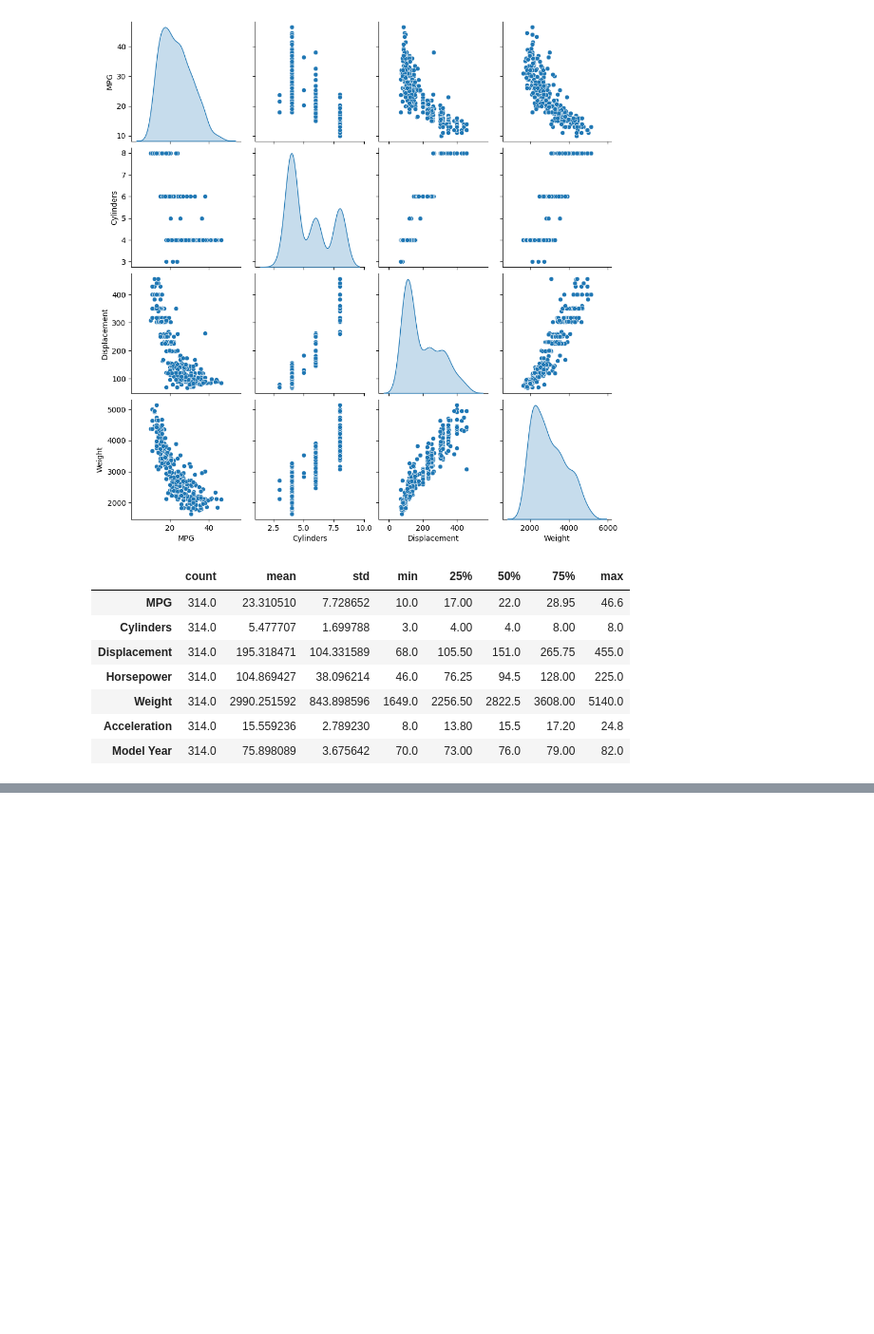
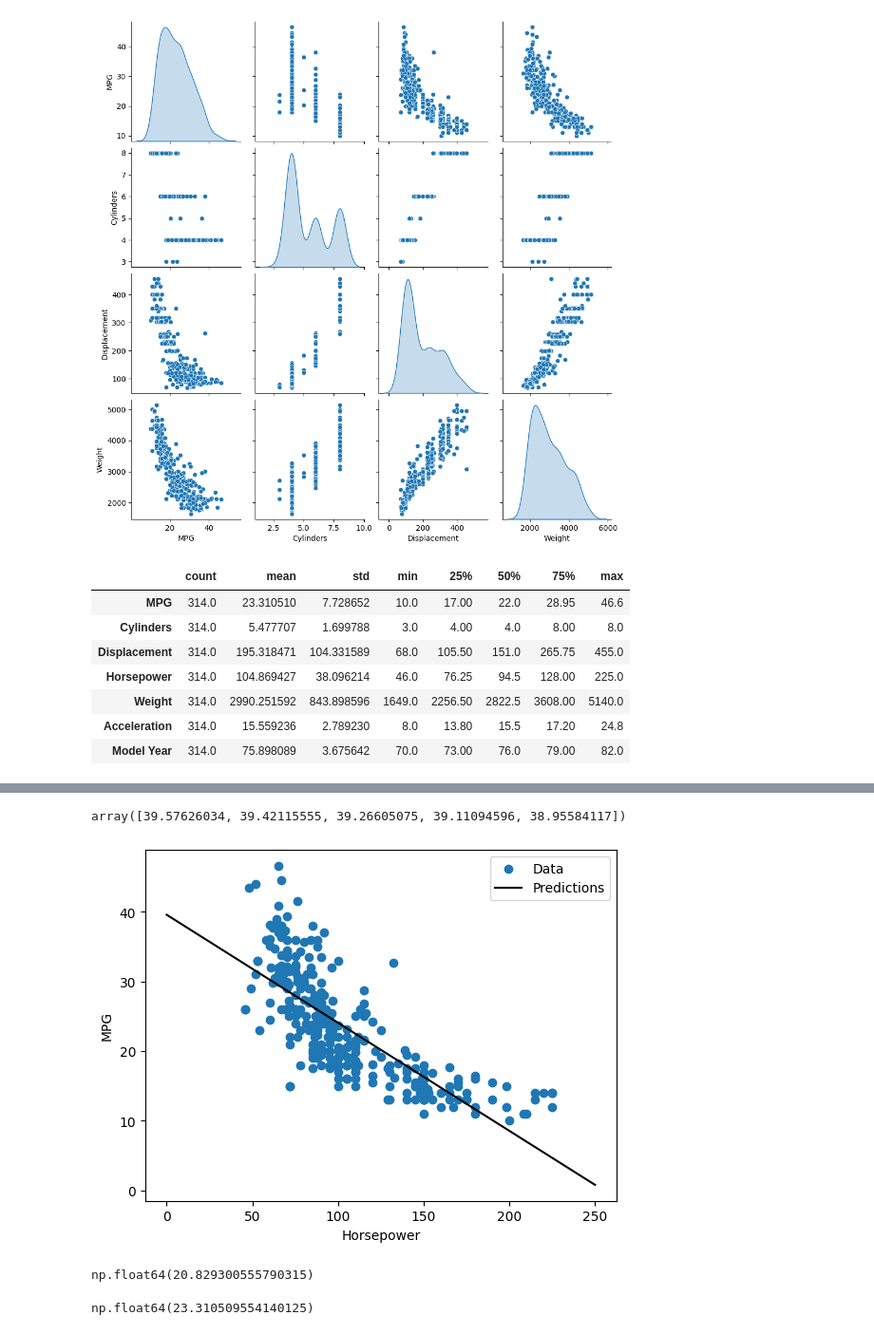
Before and after one commit to 2024-2-analitica-predictiva/2024-2-PRE-06-regresion-basica-Henrricson2, a Jupyter notebook: homework/homework.ipynb, the cells around one changed output, grey strips where cells are left out. Shown: that part at 95% size. Cells and saved outputs as stored; diff of their text form; code cells hidden in the pictures; blank space fills up the shorter version.

```diff
--- a/homework/homework.ipynb
+++ b/homework/homework.ipynb
@@ -113,0 +157,7 @@ test_labels = test_features.pop("MPG")
+# %%
+# Modelo de regresión lineal
+#
+from sklearn.linear_model import LinearRegression
+
+horsepower_model = LinearRegression()
+horsepower_model.fit(standarized_train_horsepower, train_labels)
@@ -113,0 +178,8 @@ test_labels = test_features.pop("MPG")
+# %%
+#
+# Predicción. Preparación de las variables independientes
+#
+import numpy as np
+
+x = pd.DataFrame({"Horsepower": np.linspace(0, 250, 251)})
+x.head()
@@ -113,0 +193,62 @@ test_labels = test_features.pop("MPG")
+# %%
+#
+# Predicción
+#
+scaled_x = horsepower_scaler.transform(x)
+y = horsepower_model.predict(scaled_x)
+y[:5]
+# %% [output]
+array([39.57626034, 39.42115555, 39.26605075, 39.11094596, 38.95584117])
+# %%
+import matplotlib.pyplot as plt
+
+
+def plot_horsepower(x, y):
+    plt.scatter(train_features["Horsepower"], train_labels, label="Data")
+    plt.plot(x, y, color="k", label="Predictions")
+    plt.xlabel("Horsepower")
+    plt.ylabel("MPG")
+    plt.legend()
+
+
+
+# ---
+
+
+plot_horsepower(x, y)
+# %% [output]
+[figure, added]
+# %%
+from sklearn.metrics import mean_squared_error
+
+test_results = {}
+
+y_pred = horsepower_model.predict(standarized_test_horsepower)
+
+test_results["horsepower_model"] = mean_squared_error(
+    y_true=test_labels,
+    y_pred=y_pred,
+)
+
+test_results["horsepower_model"]
+# %% [output]
+np.float64(20.829300555790315)
+# %%
+
+# Preparación de la data
+#
+features_scaler = StandardScaler()
+
+features_scaler.fit(train_features)
+
+standarized_train_features = features_scaler.transform(train_features)
+standarized_test_features = features_scaler.transform(test_features)
+
+linear_model = LinearRegression()
+linear_model.fit(standarized_train_features, train_labels)
+
+# Intercepto
+#
+linear_model.intercept_
+# %% [output]
+np.float64(23.310509554140125)
```
Also changed, not shown: parts of 21 cells of this notebook.
